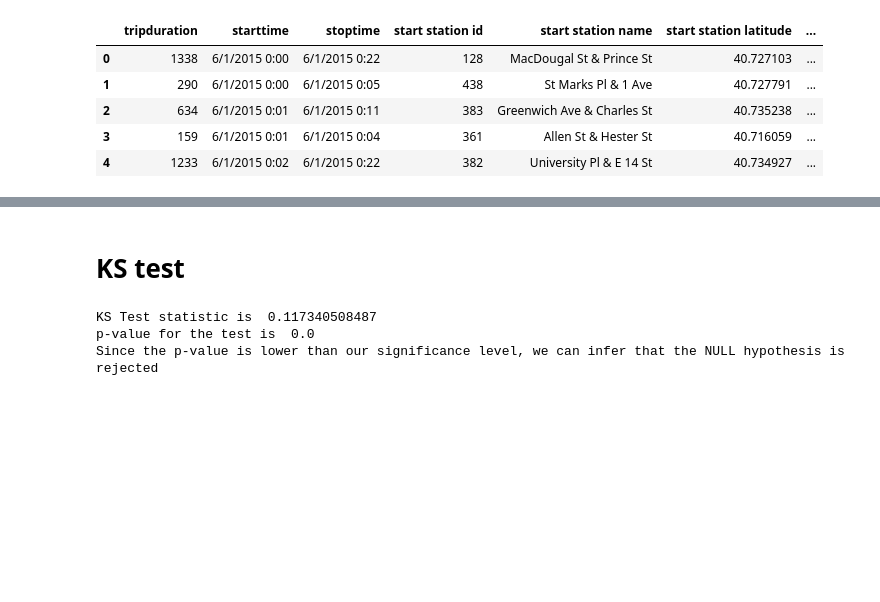
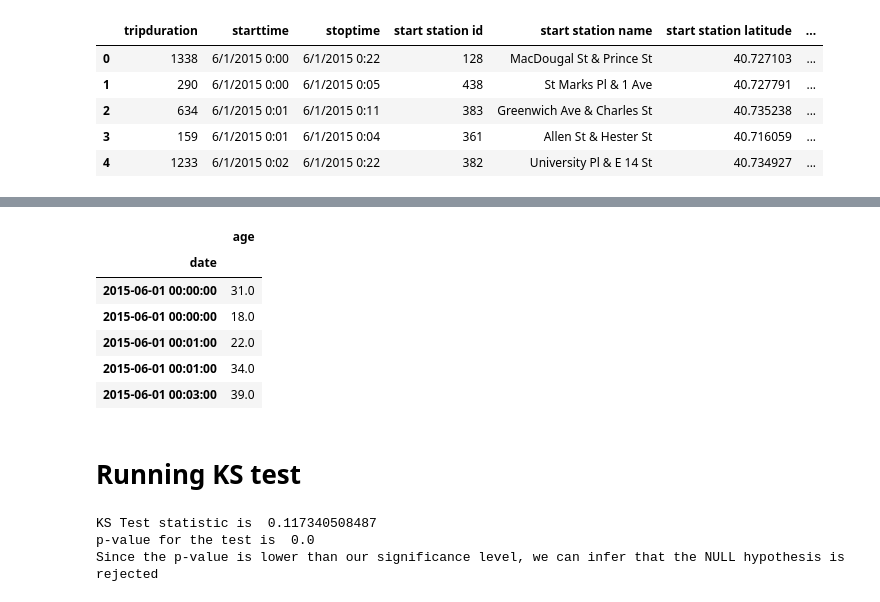
Before and after one commit to as10724/PUI2016_as10724, a Jupyter notebook: HW4_as10724/Assignment4_as10724.ipynb, the cells around one changed output, grey strips where cells are left out. Saved outputs shown, nothing was run; the diff lists cells and outputs as text; code cells hidden in the pictures; blank space fills up the shorter version.

```diff
--- a/HW4_as10724/Assignment4_as10724.ipynb
+++ b/HW4_as10724/Assignment4_as10724.ipynb
@@ -380,5 +401,15 @@ See the caveats in the documentation: http://pandas.pydata.org/pandas-docs/stabl
+# %%
+dfo_night.head()
+# %% [output]
+|  | age |
+| date |  |
+| 2015-06-01 00:00:00 | 31.0 |
+| 2015-06-01 00:00:00 | 18.0 |
+| 2015-06-01 00:01:00 | 22.0 |
+| 2015-06-01 00:01:00 | 34.0 |
+| 2015-06-01 00:03:00 | 39.0 |
 # %% [markdown]
-# KS test
+# Running KS test
 # %%
 kstime = scipy.stats.ks_2samp(dfo_day.age, dfo_night.age)
 print ('KS Test statistic is ', kstime[0])
```
Also changed, not shown: parts of 2 cells of this notebook.
